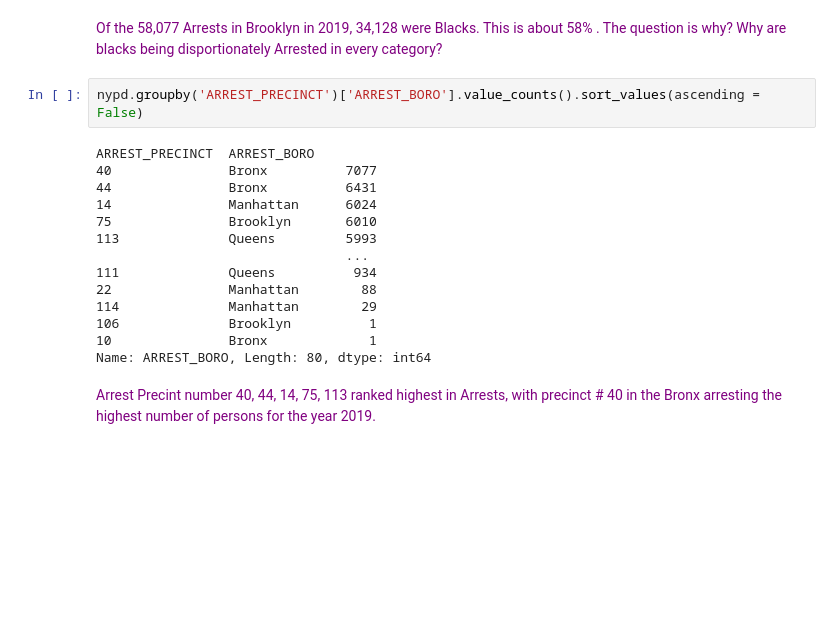
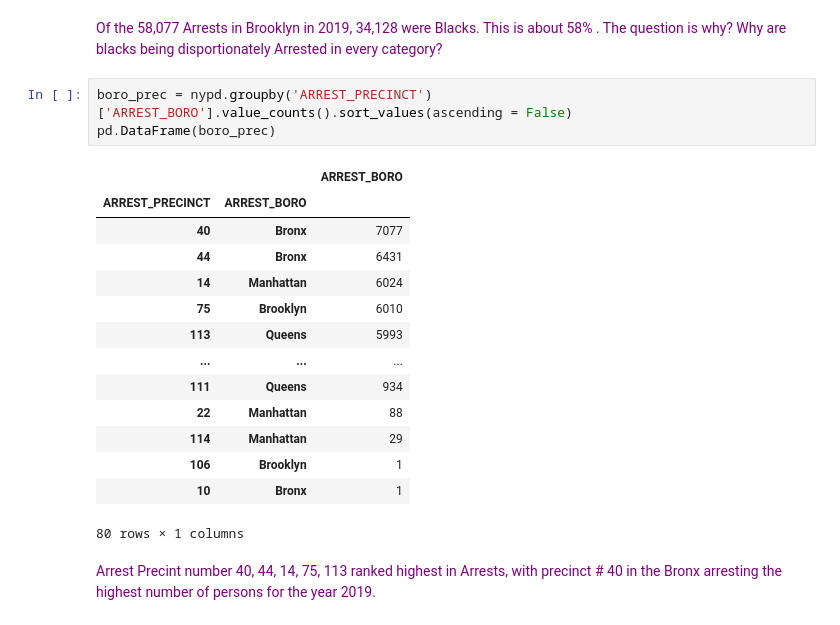
Before and after one commit to city-college-machine-learning/NYPD_Arrest_Analysis, a Jupyter notebook: NYPD_Arrest_Analysis.ipynb, the cells around one changed output. Cells and saved outputs as stored; diff of their text form; blank space fills up the shorter version.

```diff
--- a/NYPD_Arrest_Analysis.ipynb
+++ b/NYPD_Arrest_Analysis.ipynb
@@ -317,21 +319,23 @@ dtype: int64
 # %% [markdown]
 <font color = 'purple'> Of the 58,077 Arrests in Brooklyn in 2019, 34,128 were Blacks. This is about 58% . The question is why? Why are blacks being disportionately Arrested in every category? </font>
 # %%
-nypd.groupby('ARREST_PRECINCT')['ARREST_BORO'].value_counts().sort_values(ascending = False)
+boro_prec = nypd.groupby('ARREST_PRECINCT')['ARREST_BORO'].value_counts().sort_values(ascending = False)
+pd.DataFrame(boro_prec)
 # %% [output]
+|  |  | ARREST_BORO |
+| ARREST_PRECINCT | ARREST_BORO |  |
+| 40 | Bronx | 7077 |
+| 44 | Bronx | 6431 |
+| 14 | Manhattan | 6024 |
+| 75 | Brooklyn | 6010 |
+| 113 | Queens | 5993 |
+| ... | ... | ... |
+| 111 | Queens | 934 |
+| 22 | Manhattan | 88 |
+| 114 | Manhattan | 29 |
+| 106 | Brooklyn | 1 |
+| 10 | Bronx | 1 |
-ARREST_PRECINCT  ARREST_BORO
-40               Bronx          7077
-44               Bronx          6431
-14               Manhattan      6024
-75               Brooklyn       6010
-113              Queens         5993
-                                ...
-111              Queens          934
-22               Manhattan        88
-114              Manhattan        29
-106              Brooklyn          1
-10               Bronx             1
-Name: ARREST_BORO, Length: 80, dtype: int64
+80 rows × 1 columns
 # %% [markdown]
 <font color = 'purple' > Arrest Precint number 40, 44, 14, 75, 113 ranked highest in Arrests, with precinct # 40 in the Bronx arresting the highest number of persons for the year 2019.</font>
 # %%
```
Also changed, not shown: parts of 6 cells of this notebook.
